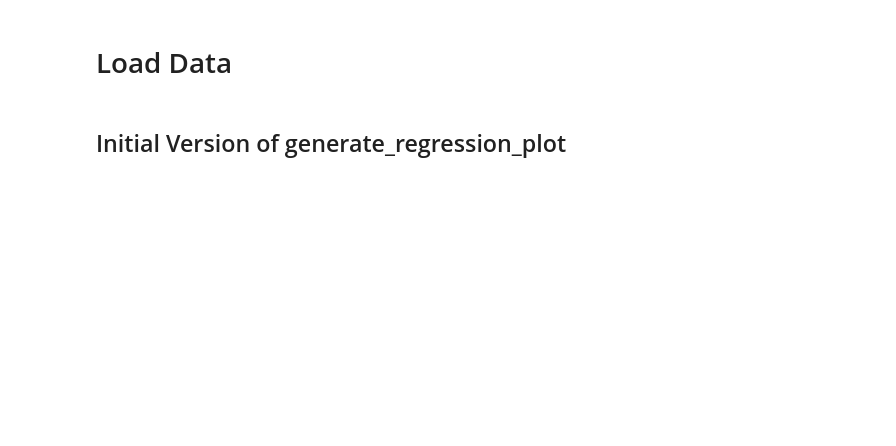
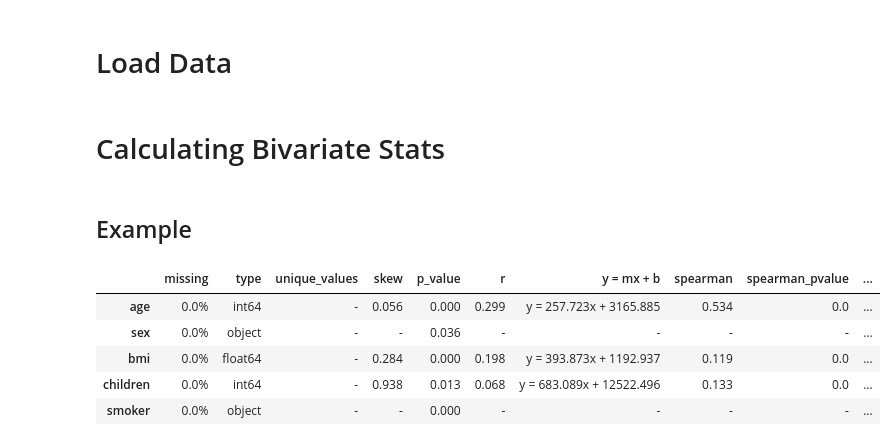
Before and after one commit to RodolfoPCruz/eda_toolkit, a Jupyter notebook: notebooks/bivariate_statistics.ipynb, the cells around one changed output. Drawn from its saved outputs; the diff is of its cells as text; code cells hidden in the pictures; blank space fills up the shorter version.

```diff
--- a/notebooks/bivariate_statistics.ipynb
+++ b/notebooks/bivariate_statistics.ipynb
@@ -19,6 +19,8 @@ nba       = pd.read_csv('../data/nba/nba_salaries.csv')
 insurance = pd.read_csv('../data/insurance/insurance.csv')
 airline   = pd.read_csv('../data/airline/train.csv')
 airbnb    = pd.read_csv('../data/airbnb/listings.csv')
+# %% [markdown]
+# Calculating Bivariate Stats
 # %%
 @dataclass
 class StatMeta:
@@ -195,5 +197,3 @@ def is_invalid_categorical(df_temp, feature, target):
     """
     return (not pd.api.types.is_numeric_dtype(df_temp[feature]) and df_temp[feature].nunique() == len(df_temp)) or \
            (not pd.api.types.is_numeric_dtype(df_temp[target]) and df_temp[target].nunique() == len(df_temp))
-# %% [markdown]
-## Initial Version of generate_regression_plot
@@ -251,0 +200,14 @@ def generate_regression_plot(df: pd.DataFrame, column_1: str, column_2: str, rou
+# %% [markdown]
+## Example
+# %%
+insurance_bivariate_stats = bivariate_stats(df = insurance,
+                                            target = 'charges')
+
+insurance_bivariate_stats.head()
+# %% [output]
+|  | missing | type | unique_values | skew | p_value | r | y = mx + b | spearman | spearman_pvalue | ... |
+| age | 0.0% | int64 | - | 0.056 | 0.000 | 0.299 | y = 257.723x + 3165.885 | 0.534 | 0.0 | ... |
+| sex | 0.0% | object | - | - | 0.036 | - | - | - | - | ... |
+| bmi | 0.0% | float64 | - | 0.284 | 0.000 | 0.198 | y = 393.873x + 1192.937 | 0.119 | 0.0 | ... |
+| children | 0.0% | int64 | - | 0.938 | 0.013 | 0.068 | y = 683.089x + 12522.496 | 0.133 | 0.0 | ... |
+| smoker | 0.0% | object | - | - | 0.000 | - | - | - | - | ... |
```
Also changed, not shown: parts of 23 cells of this notebook, 11 other files.
